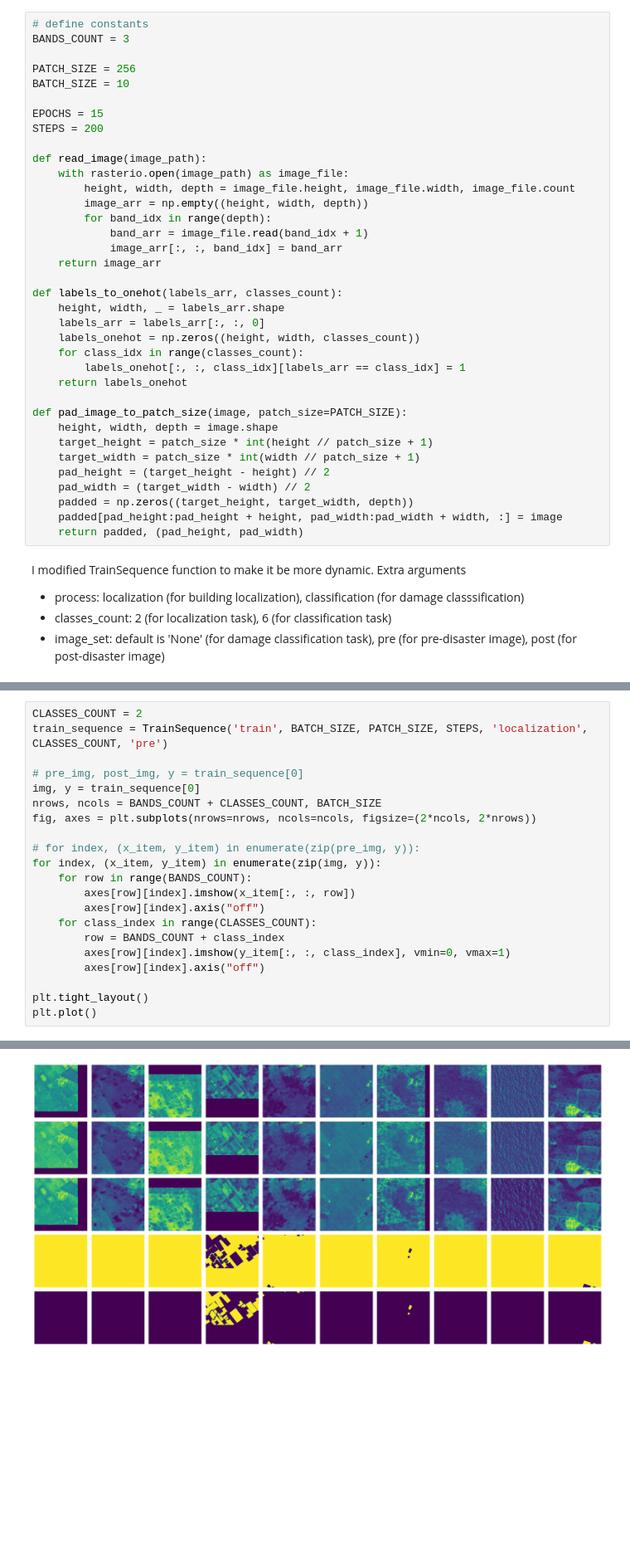
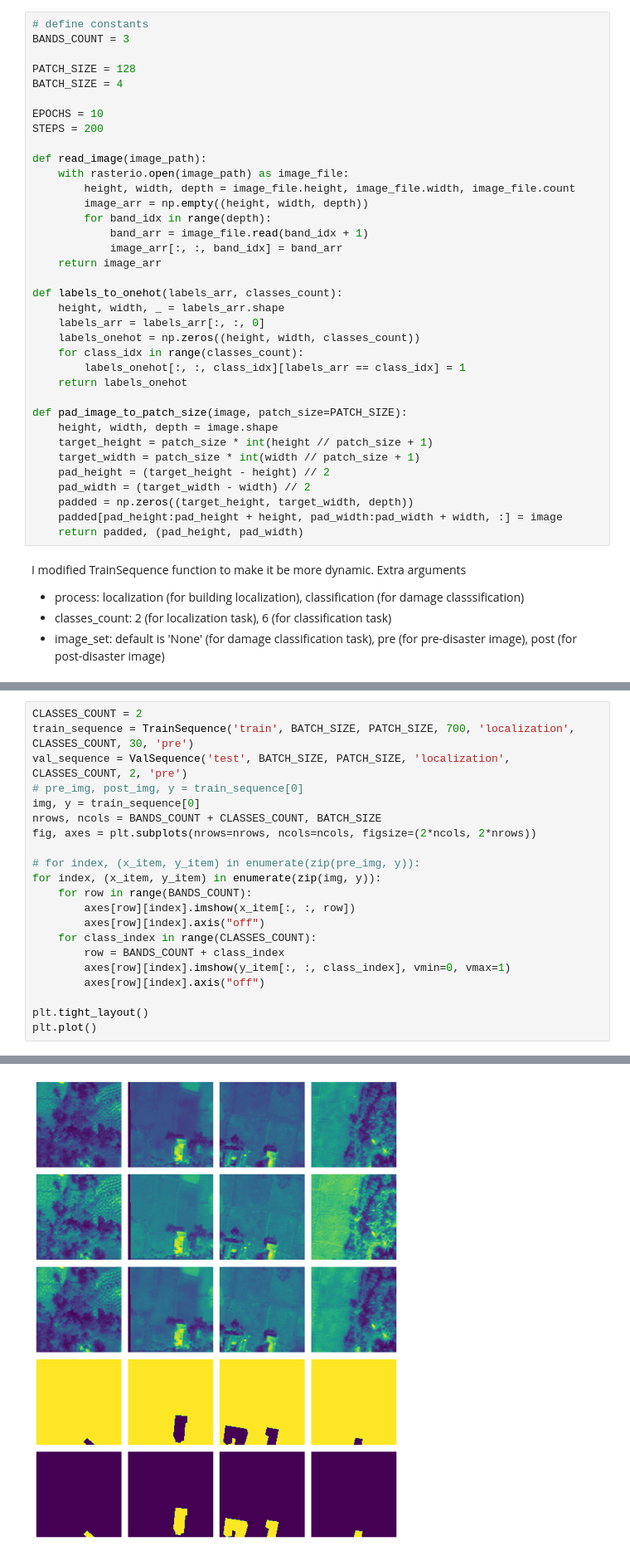
Before and after one commit to japanj/building-damage-assessment, a Jupyter notebook: building_damage_assessment.ipynb, the cells around one changed output, grey strips where cells are left out. Shown at 83% size. Saved outputs shown, nothing was run; the diff lists cells and outputs as text; blank space fills up the shorter version.

Commit message:
Adding model section and modify train and validation sequence

```diff
--- a/building_damage_assessment.ipynb
+++ b/building_damage_assessment.ipynb
@@ -137,10 +174,10 @@ This part of code is modified from Classification of very high resolution satell
 # define constants
 BANDS_COUNT = 3
 
-PATCH_SIZE = 256
-BATCH_SIZE = 10
+PATCH_SIZE = 128
+BATCH_SIZE = 4
 
-EPOCHS = 15
+EPOCHS = 10
 STEPS = 200
 
 def read_image(image_path):
@@ -314,7 +629,7 @@ class TrainSequence(kutils.Sequence):
 # %%
 CLASSES_COUNT = 2
-train_sequence = TrainSequence('train', BATCH_SIZE, PATCH_SIZE, STEPS, 'localization', CLASSES_COUNT, 'pre')
-
+train_sequence = TrainSequence('train', BATCH_SIZE, PATCH_SIZE, 700, 'localization', CLASSES_COUNT, 30, 'pre')
+val_sequence = ValSequence('test', BATCH_SIZE, PATCH_SIZE, 'localization', CLASSES_COUNT, 2, 'pre')
 # pre_img, post_img, y = train_sequence[0]
 img, y = train_sequence[0]
 nrows, ncols = BANDS_COUNT + CLASSES_COUNT, BATCH_SIZE
@@ -338 +652 @@ plt.plot()
-[figure, old version]
+[figure, new version]
```
Also changed, not shown: parts of 23 cells of this notebook, 1 other file.
